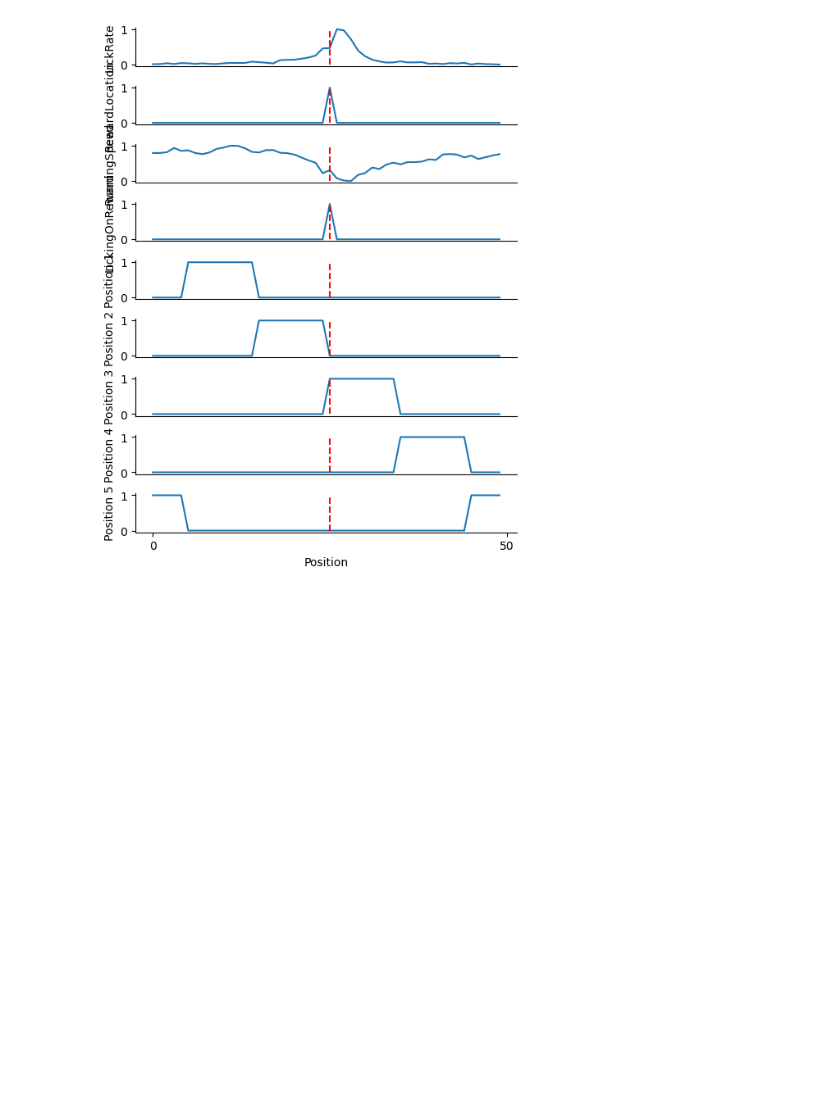
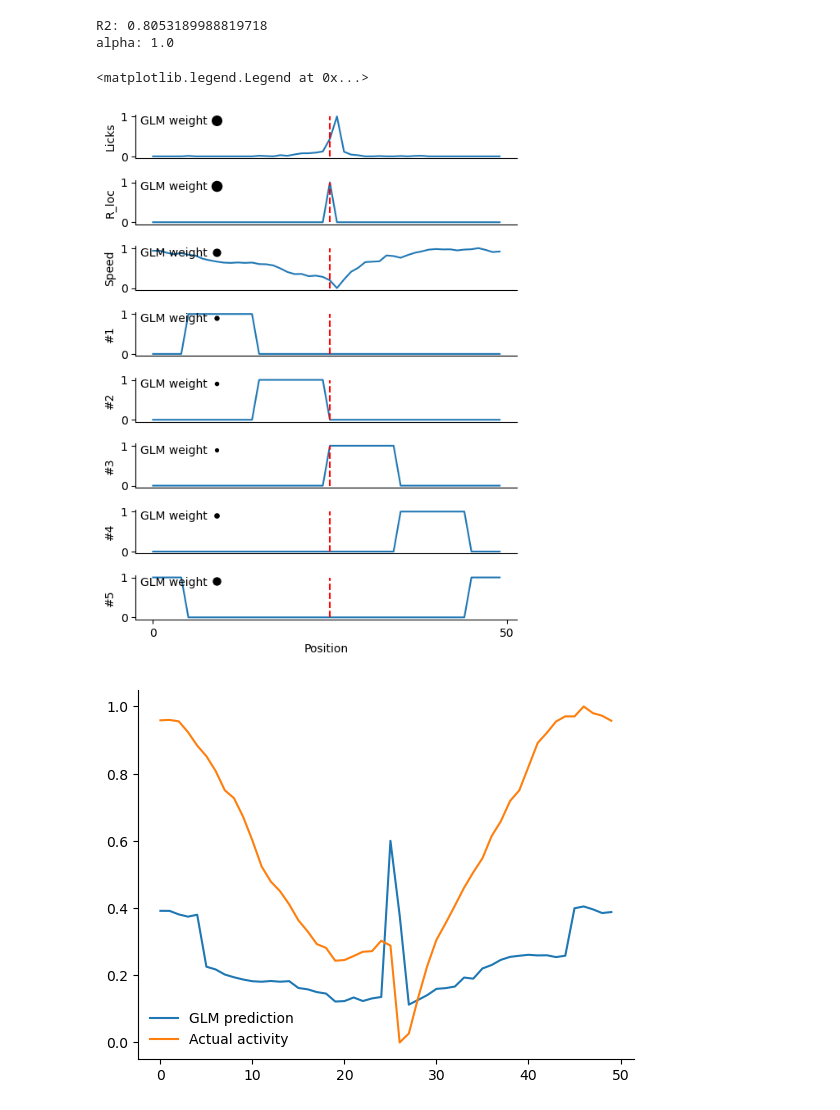
Before and after one commit to Milstein-Lab/CA1-interneuron-GLM, a Jupyter notebook: GLM_analysis.ipynb, the cells around one changed output. Drawn from its saved outputs; the diff is of its cells as text; code cells hidden in the pictures; blank space fills up the shorter version.

```diff
--- a/GLM_analysis.ipynb
+++ b/GLM_analysis.ipynb
@@ -117,0 +22,9 @@ for animal in reorganized_data:
+# %%
+from GLM_regression import *
+
+filepath = "SSTindivsomata_GLM.mat"
+# filepath = "NDNFindivsomata_GLM.mat"
+# filepath = "EC_GLM.mat"
+
+reorganized_data, variable_list = load_data(filepath)
+GLM_params = fit_GLM(reorganized_data)
@@ -118,26 +43,61 @@ for animal in reorganized_data:
 # %%
-example_neuron = 0
-example_animal = 'animal_1'
+example_animal = 'animal_6'
+example_trial = 4
+# example_neuron = 1
+R2_values = [GLM_params[example_animal][i]['R2'] for i in GLM_params[example_animal]]
+example_neuron = np.argmax(R2_values)
+
+R2 = GLM_params[example_animal][example_neuron]['R2']
 
 example_data = np.nanmean(reorganized_data[example_animal][example_neuron][:,:,1:], axis=2)
-example_data = (example_data - np.min(example_data, axis=0)) / (np.max(example_data, axis=0) - np.min(example_data, axis=0))
+example_data = (example_data - np.nanmin(example_data, axis=0)) / (np.nanmax(example_data, axis=0) - np.nanmin(example_data, axis=0))
 example_neuron_activity = example_data[:, 0]
 example_variables = example_data[:, 1:]
+
+# example_data = reorganized_data[example_animal][example_neuron][:,:,1:]
+# example_data = (example_data - np.nanmin(example_data, axis=0)) / (np.nanmax(example_data, axis=0) - np.nanmin(example_data, axis=0))
+# example_neuron_activity = example_data[:, 0, example_trial]
+# example_variables = example_data[:, 1:, example_trial]
 
 
 fig = plt.figure(figsize=(6, 8))
 axes = gs.GridSpec(nrows=example_variables.shape[1], ncols=1, figure=fig,
-                   wspace=0.1, hspace=0.5)
+                wspace=0.1, hspace=0.5)
 
 for i in range(example_variables.shape[1]):
     ax = fig.add_subplot(axes[i])
     ax.plot(example_variables[:, i])
     ax.set_ylabel(variable_list[i+1])
     ax.vlines(25, 0, 1, linestyles='--', color='r')
     if i == example_variables.shape[1] - 1:
         ax.set_xlabel('Position')
         ax.set_xticks([0,50])
     else:
         ax.set_xticks([])
+
+    ax.text(0.1, 0.85, 'GLM weight', horizontalalignment='center', verticalalignment='center', transform=ax.transAxes)
+    ax.scatter([9],[0.9], c='k', s=GLM_params[example_animal][example_neuron]["weights"][i]*200)
+
+
+# Plot prediction vs actual neuron activity
+glm_model = GLM_params[example_animal][example_neuron]['model']
+predicted_activity = glm_model.predict(example_variables)
+pred_norm = (predicted_activity - np.min(predicted_activity)) / (np.max(predicted_activity) - np.min(predicted_activity))
+actual_norm = (example_neuron_activity - np.min(example_neuron_activity)) / (np.max(example_neuron_activity) - np.min(example_neuron_activity))
+
+print("R2:", GLM_params[example_animal][example_neuron]['R2'])
+print("alpha:", GLM_params[example_animal][example_neuron]['alpha'])
+
+plt.figure()
+plt.plot(predicted_activity, label='GLM prediction')
+plt.plot(example_neuron_activity, label='Actual activity')
+
+# plt.plot(pred_norm, label='GLM prediction', c='gray', linestyle='--')
+# plt.plot(actual_norm, label='Actual activity', c='k')
+plt.legend()
 # %% [output]
+R2: 0.8053189988819718
+alpha: 1.0
+<matplotlib.legend.Legend at 0x...>
-[figure, old version]
+[figure, new version]
+[figure, added]
```
Also changed, not shown: parts of 7 cells of this notebook, 1 other file.
